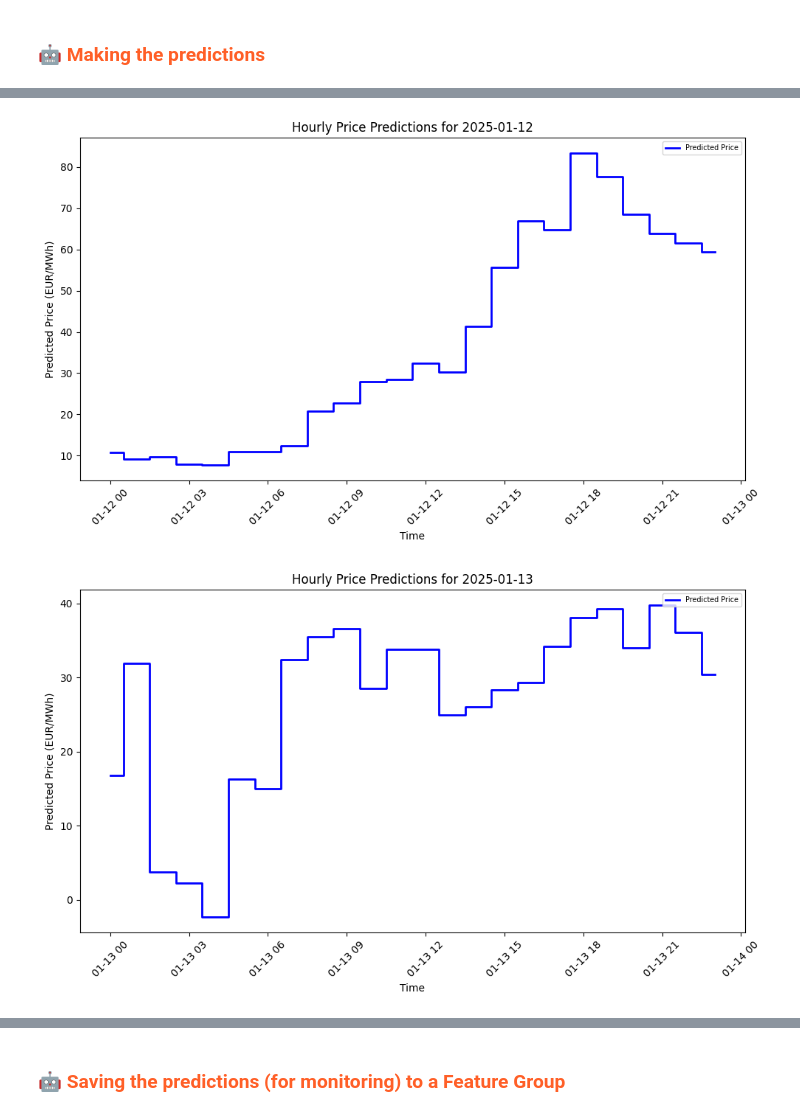
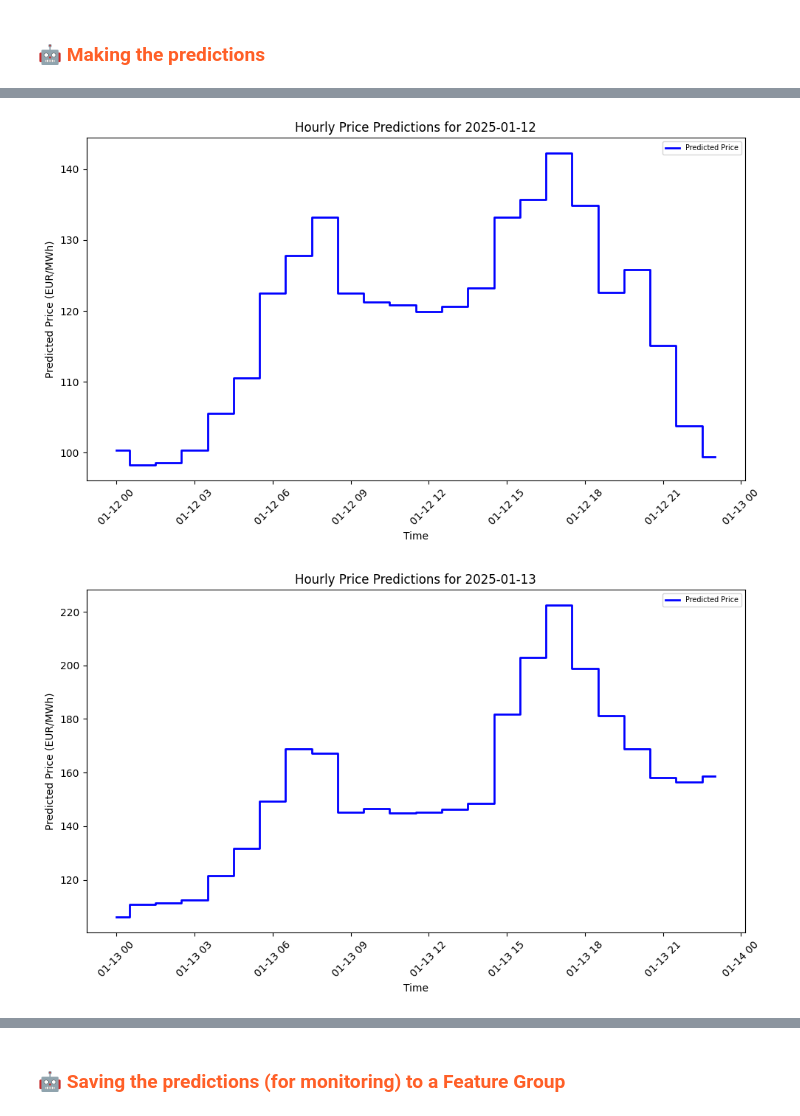
Before and after one commit to EliasSchuhmacher/ML_Project_Electricity, a Jupyter notebook: notebooks/4_batch_inference_combined.ipynb, the cells around one changed output, grey strips where cells are left out. Saved outputs shown, nothing was run; the diff lists cells and outputs as text; code cells hidden in the pictures.

Commit message:
Batch prediction using lagged

```diff
--- a/notebooks/4_batch_inference_combined.ipynb
+++ b/notebooks/4_batch_inference_combined.ipynb
@@ -56,11 +56,10 @@ feature_view_se4 = fs.get_feature_view(
 mr = project.get_model_registry()
 
 retrieved_model = mr.get_model(
-    name="electricity_price_xgboost_model_new",
+    name="electricity_price_xgboost_model_with_lagged",
     version=1,
 )
 
-
 # Download the saved model artifacts to a local directory
 saved_model_dir = retrieved_model.download()
 # %% [output]
@@ -109,6 +108,6 @@ sthlm_weather_data['date'] = pd.to_datetime(sthlm_weather_data['date'])
 malmo_weather_data['date'] = pd.to_datetime(malmo_weather_data['date'])
 
 # Sort the weather data by the 'date' column
-sthlm_weather_data.sort_values(by='date', inplace=True)
-malmo_weather_data.sort_values(by='date', inplace=True)
+# sthlm_weather_data.sort_values(by='date', inplace=True)
+# malmo_weather_data.sort_values(by='date', inplace=True)
 # %% [output]
@@ -160,5 +156,17 @@ se3_price_data.tail()
 # %%
 # Add the last available rolling mean to the weather data
 
+# Keep using the same last week average price for the next days predictions
 sthlm_weather_data['spot_price_rolling'] = se3_last_rolling_mean
 malmo_weather_data['spot_price_rolling'] = se4_last_rolling_mean
+
+# Add the last available "spot_price_rolling_3h" data from price data to the weather data
+# Missing (future) values will be filled with NaN, and will be prediced iteratively
+sthlm_weather_data = pd.merge(sthlm_weather_data, se3_price_data[['time', 'spot_price_rolling_3h']], on='time', how='left')
+malmo_weather_data = pd.merge(malmo_weather_data, se4_price_data[['time', 'spot_price_rolling_3h']], on='time', how='left')
+
+# sort the weather data by the 'time' column
+sthlm_weather_data.sort_values(by='time', inplace=True)
+malmo_weather_data.sort_values(by='time', inplace=True)
+
+sthlm_weather_data.head()
@@ -192,16 +297,12 @@ predictions_df = pd.DataFrame({
 # %%
 # For each date in the predictions DataFrame, create a separate plot and save it in the plots folder
 
-# Split into separate dataframes based on the region
-predictions_df_se3 = predictions_df.loc[predictions_df['region'] == 0].copy()
-predictions_df_se4 = predictions_df.loc[predictions_df['region'] == 1].copy()
-
-for i, date in enumerate(predictions_df['time'].dt.date.unique()):
+for i, date in enumerate(predictions_df_se3['time'].dt.date.unique()):
     file_path = f"../docs/plots/hourly_price_predictions_se3_{i}.png"
     plt = util.plot_hourly_price_predictions(predictions_df_se3, str(date), file_path)
     plt.show()
 
-for i, date in enumerate(predictions_df['time'].dt.date.unique()):
+for i, date in enumerate(predictions_df_se4['time'].dt.date.unique()):
     file_path = f"../docs/plots/hourly_price_predictions_se4_{i}.png"
     plt = util.plot_hourly_price_predictions(predictions_df_se4, str(date), file_path)
     plt.show()
@@ -212,2 +313,2 @@ for i, date in enumerate(predictions_df['time'].dt.date.unique()):
-[figure, old version]
+[figure, new version]
-[figure, old version]
+[figure, new version]
```
Also changed, not shown: parts of 7 cells of this notebook, 11 other files.
